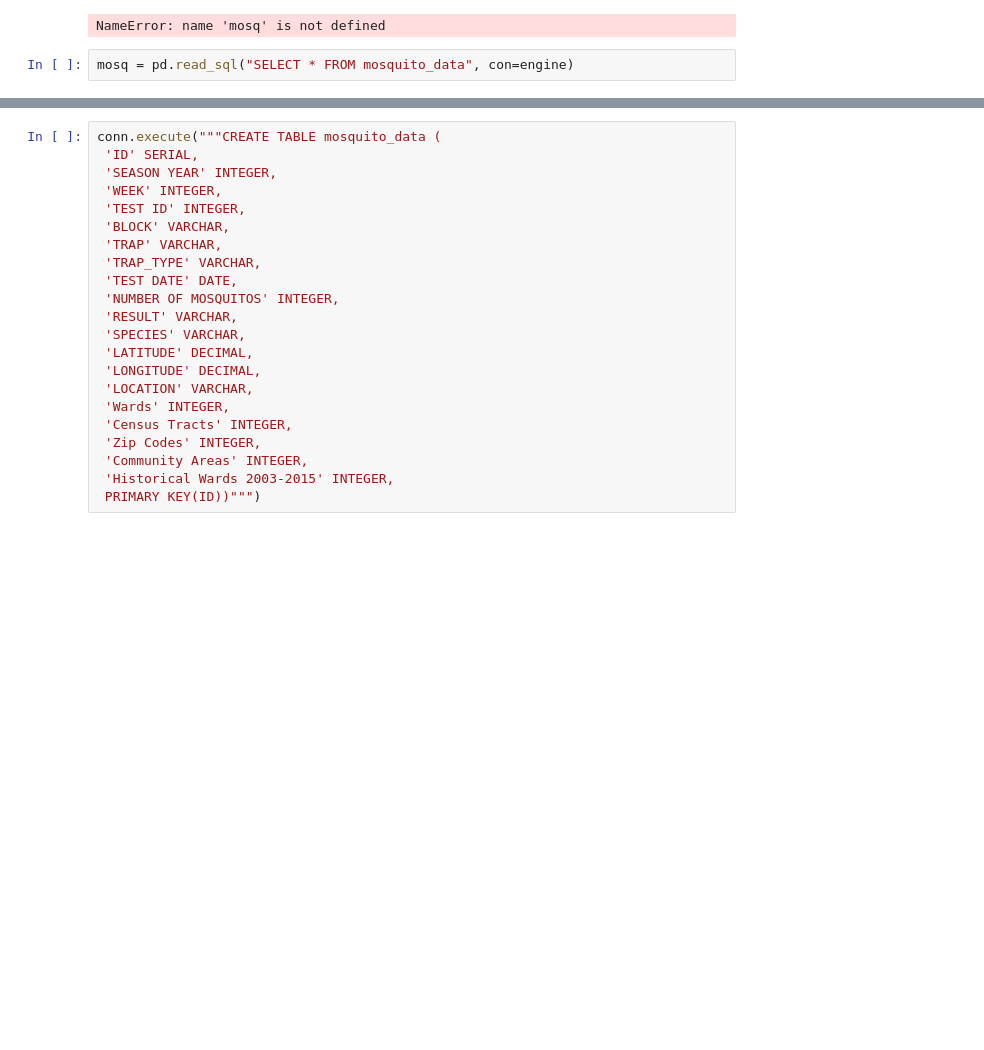
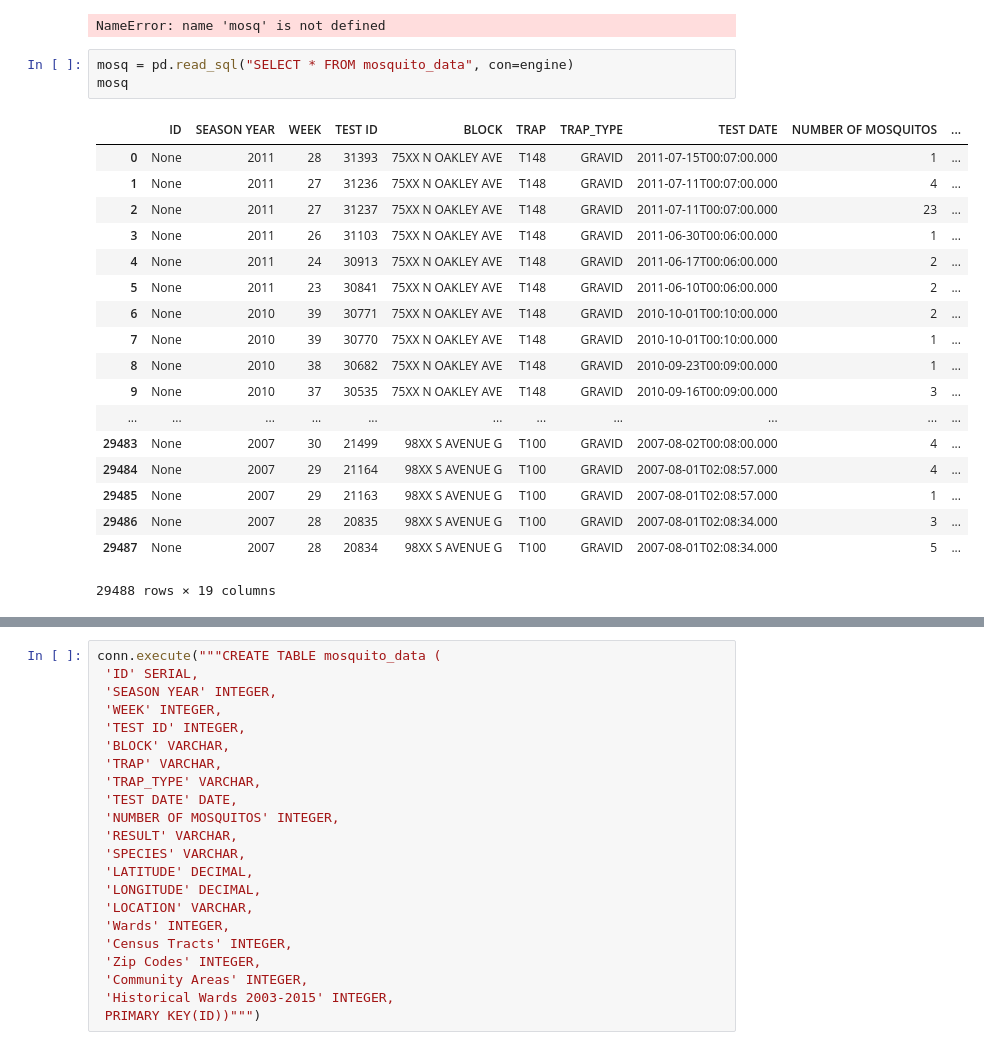
Before and after one commit to jtedrow/fluffy-umbrella, a Jupyter notebook: Untitled.ipynb, the cells around one changed output, grey strips where cells are left out. Cells and saved outputs as stored; diff of their text form; blank space fills up the shorter version.

```diff
--- a/Untitled.ipynb
+++ b/Untitled.ipynb
@@ -26,6 +26,26 @@ mosq.to_sql("mosquito_data", con=engine, if_exists="append", index=False)
 NameError: name 'mosq' is not defined
 # %%
 mosq = pd.read_sql("SELECT * FROM mosquito_data", con=engine)
+mosq
+# %% [output]
+|  | ID | SEASON YEAR | WEEK | TEST ID | BLOCK | TRAP | TRAP_TYPE | TEST DATE | NUMBER OF MOSQUITOS | ... |
+| 0 | None | 2011 | 28 | 31393 | 75XX N OAKLEY AVE | T148 | GRAVID | 2011-07-15T00:07:00.000 | 1 | ... |
+| 1 | None | 2011 | 27 | 31236 | 75XX N OAKLEY AVE | T148 | GRAVID | 2011-07-11T00:07:00.000 | 4 | ... |
+| 2 | None | 2011 | 27 | 31237 | 75XX N OAKLEY AVE | T148 | GRAVID | 2011-07-11T00:07:00.000 | 23 | ... |
+| 3 | None | 2011 | 26 | 31103 | 75XX N OAKLEY AVE | T148 | GRAVID | 2011-06-30T00:06:00.000 | 1 | ... |
+| 4 | None | 2011 | 24 | 30913 | 75XX N OAKLEY AVE | T148 | GRAVID | 2011-06-17T00:06:00.000 | 2 | ... |
+| 5 | None | 2011 | 23 | 30841 | 75XX N OAKLEY AVE | T148 | GRAVID | 2011-06-10T00:06:00.000 | 2 | ... |
+| 6 | None | 2010 | 39 | 30771 | 75XX N OAKLEY AVE | T148 | GRAVID | 2010-10-01T00:10:00.000 | 2 | ... |
+| 7 | None | 2010 | 39 | 30770 | 75XX N OAKLEY AVE | T148 | GRAVID | 2010-10-01T00:10:00.000 | 1 | ... |
+| 8 | None | 2010 | 38 | 30682 | 75XX N OAKLEY AVE | T148 | GRAVID | 2010-09-23T00:09:00.000 | 1 | ... |
+| 9 | None | 2010 | 37 | 30535 | 75XX N OAKLEY AVE | T148 | GRAVID | 2010-09-16T00:09:00.000 | 3 | ... |
+| ... | ... | ... | ... | ... | ... | ... | ... | ... | ... | ... |
+| 29483 | None | 2007 | 30 | 21499 | 98XX S AVENUE G | T100 | GRAVID | 2007-08-02T00:08:00.000 | 4 | ... |
+| 29484 | None | 2007 | 29 | 21164 | 98XX S AVENUE G | T100 | GRAVID | 2007-08-01T02:08:57.000 | 4 | ... |
+| 29485 | None | 2007 | 29 | 21163 | 98XX S AVENUE G | T100 | GRAVID | 2007-08-01T02:08:57.000 | 1 | ... |
+| 29486 | None | 2007 | 28 | 20835 | 98XX S AVENUE G | T100 | GRAVID | 2007-08-01T02:08:34.000 | 3 | ... |
+| 29487 | None | 2007 | 28 | 20834 | 98XX S AVENUE G | T100 | GRAVID | 2007-08-01T02:08:34.000 | 5 | ... |
+29488 rows × 19 columns
 # %%
 conn = engine.connect()
 
```
Also changed, not shown: parts of 13 cells of this notebook, 3 other files.
